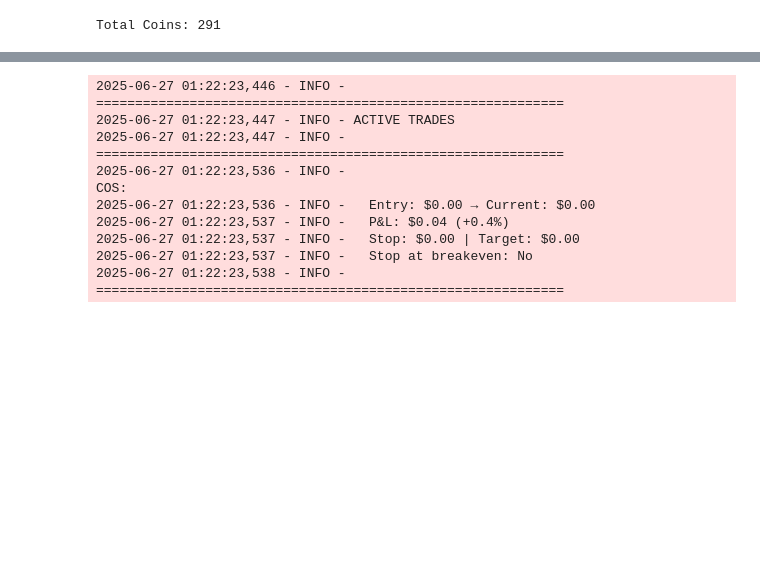
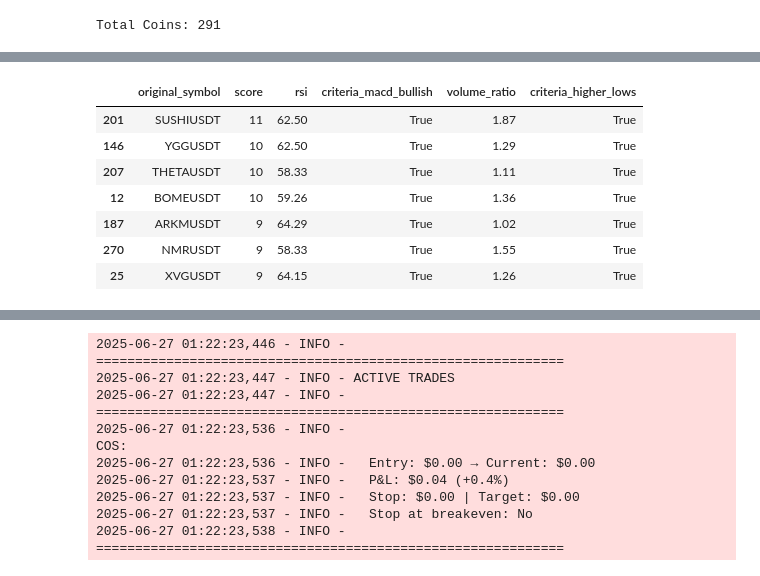
Before and after one commit to Arupreza/CrypBot, a Jupyter notebook: real_trade_binance.ipynb, the cells around one changed output, grey strips where cells are left out. Cells and saved outputs as stored; diff of their text form; code cells hidden in the pictures; blank space fills up the shorter version.

```diff
--- a/real_trade_binance.ipynb
+++ b/real_trade_binance.ipynb
@@ -1071,2 +1082,22 @@ uptrending_df
+# %%
+uptrending_df =  uptrending_df[(uptrending_df['score']>=8) &
+                                (uptrending_df['rsi'] <= 65) &
+                                (uptrending_df['criteria_macd_bullish'] == True) &
+                                (uptrending_df['volume_ratio'] >= 1) &
+                                (uptrending_df['criteria_higher_lows'] == True)
+                                ]
+
+uptrending_df = uptrending_df[['original_symbol', 'score', 'rsi', 'criteria_macd_bullish',
+                            'volume_ratio', 'criteria_higher_lows']]
+uptrending_df
+# %% [output]
+|  | original_symbol | score | rsi | criteria_macd_bullish | volume_ratio | criteria_higher_lows |
+| 201 | SUSHIUSDT | 11 | 62.50 | True | 1.87 | True |
+| 146 | YGGUSDT | 10 | 62.50 | True | 1.29 | True |
+| 207 | THETAUSDT | 10 | 58.33 | True | 1.11 | True |
+| 12 | BOMEUSDT | 10 | 59.26 | True | 1.36 | True |
+| 187 | ARKMUSDT | 9 | 64.29 | True | 1.02 | True |
+| 270 | NMRUSDT | 9 | 58.33 | True | 1.55 | True |
+| 25 | XVGUSDT | 9 | 64.15 | True | 1.26 | True |
 # %%
 results_df = EMAs_9_15_Filter(
```
Also changed, not shown: parts of 5 cells of this notebook.
